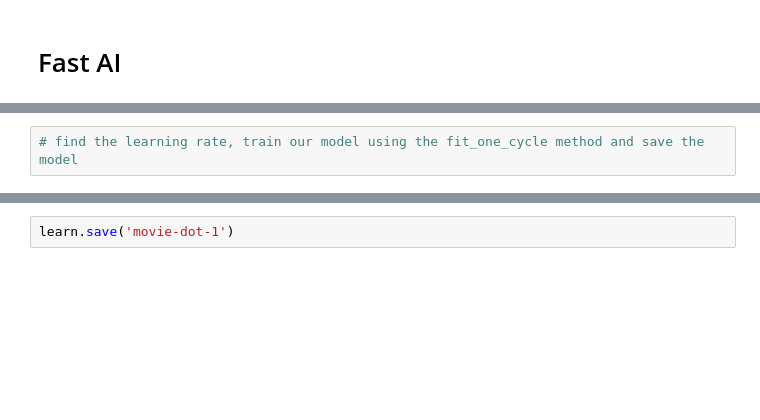
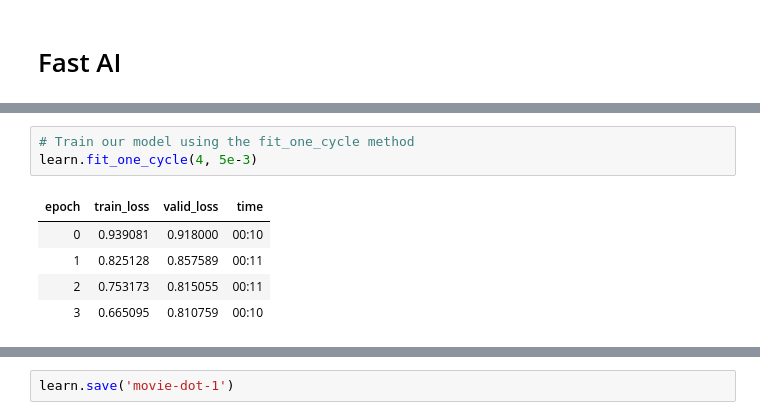
Before and after one commit to yasamanensafi/recommender_system, a Jupyter notebook: Recommender Systems.ipynb, the cells around one changed output, grey strips where cells are left out. Drawn from its saved outputs; the diff is of its cells as text; blank space fills up the shorter version.

```diff
--- a/Recommender Systems.ipynb
+++ b/Recommender Systems.ipynb
@@ -303,2 +323,9 @@ learn = collab_learner(data, n_factors=40, y_range=(1, 5), wd=1e-1)
 # %%
-# find the learning rate, train our model using the fit_one_cycle method and save the model
+# Train our model using the fit_one_cycle method
+learn.fit_one_cycle(4, 5e-3)
+# %% [output]
+| epoch | train_loss | valid_loss | time |
+| 0 | 0.939081 | 0.918000 | 00:10 |
+| 1 | 0.825128 | 0.857589 | 00:11 |
+| 2 | 0.753173 | 0.815055 | 00:11 |
+| 3 | 0.665095 | 0.810759 | 00:10 |
```
Also changed, not shown: parts of 42 cells of this notebook.
